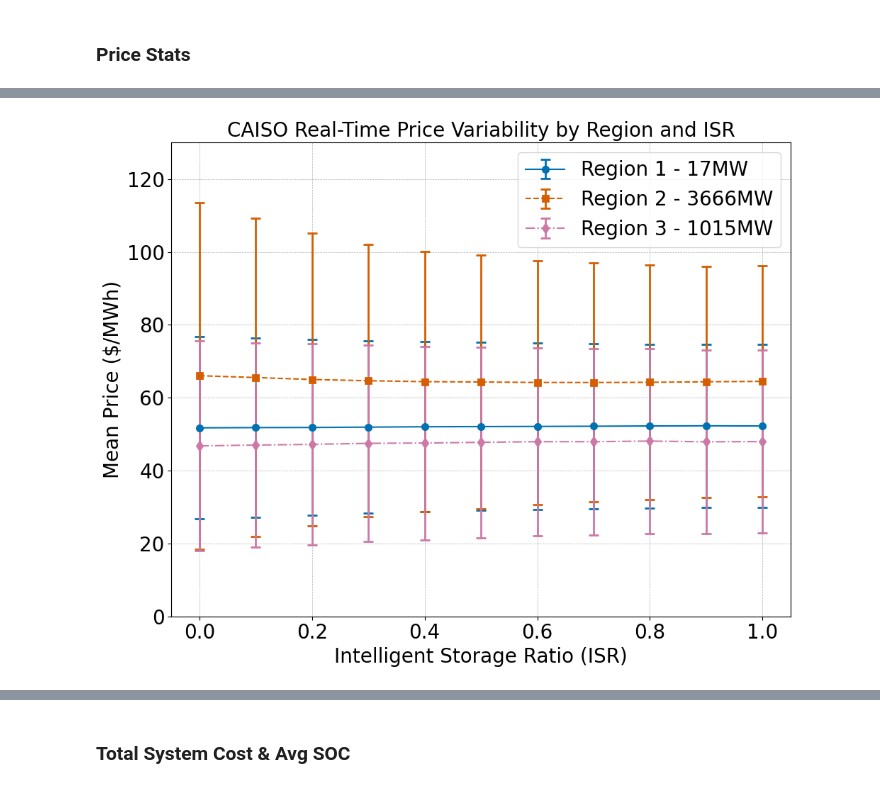
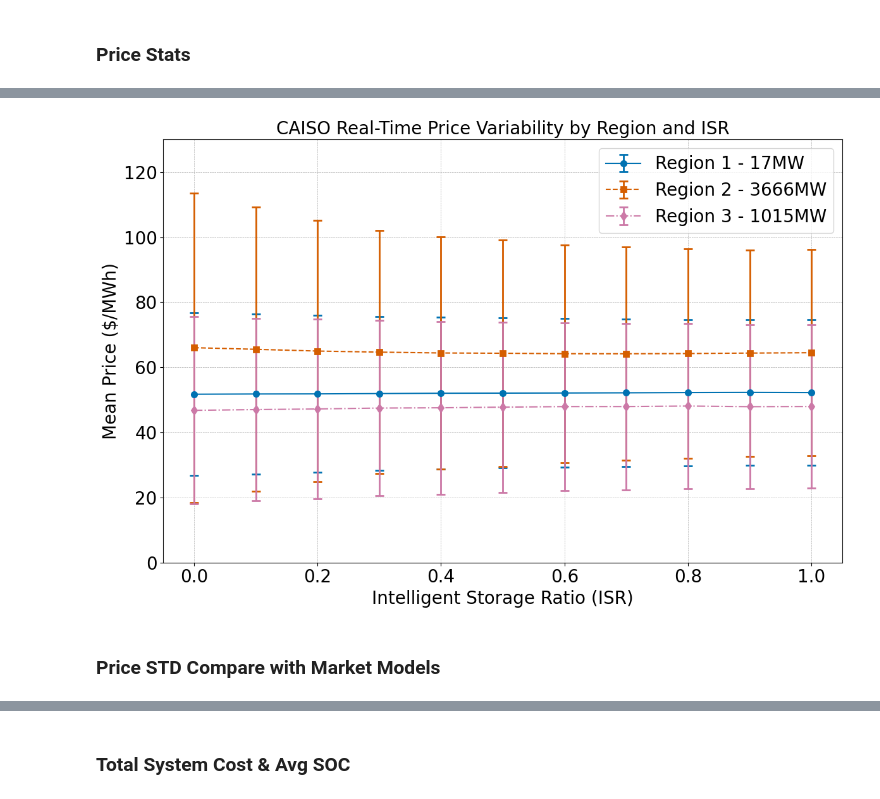
Before and after one commit to niklauskun/STESTS, a Jupyter notebook: Diagnose.ipynb, the cells around one changed output, grey strips where cells are left out. Cells and saved outputs as stored; diff of their text form; code cells hidden in the pictures.

```diff
--- a/Diagnose.ipynb
+++ b/Diagnose.ipynb
@@ -104,32 +72,34 @@ isr_values = mean_prices.index
 
 # New colors and error bar theme
 new_colors = ['#0072B2', '#D55E00', '#CC79A7']  # Updated color palette
 new_labels = ['Region 1 - 17MW', 'Region 2 - 3666MW', 'Region 3 - 1015MW']
 line_styles = ['-', '--', '-.']  # Different line styles for visual distinction
 marker_styles = ['o', 's', 'd']  # Different marker styles for each region
-plt.figure(figsize=(10, 8))
+plt.figure(figsize=(12, 8))
 
 for region, color, label, line_style, marker_style in zip(regions, new_colors, new_labels, line_styles, marker_styles):
     plt.errorbar(isr_values, mean_prices.iloc[:, region], yerr=std_prices.iloc[:, region],
                  label=label, color=color, fmt=line_style + marker_style, capsize=5, elinewidth=2, capthick=2, markeredgewidth=2)
 
 plt.title('CAISO Real-Time Price Variability by Region and ISR', fontsize=20)
 plt.xlabel('Intelligent Storage Ratio (ISR)', fontsize=20)
 plt.ylabel('Mean Price ($/MWh)', fontsize=20)
 plt.ylim([0, 130])
 plt.legend(fontsize=20, loc = 'upper right')
 plt.grid(True, which='both', linestyle='--', linewidth=0.5)
 
 # Setting tick parameters for both axes
 plt.xticks(fontsize=20)
 plt.yticks(fontsize=20)
 
 plt.tight_layout()
 
 # Save the plot to a file suitable for inclusion in your paper
 # plt.savefig('/mnt/data/caiso_price_variability.png', dpi=300)
 
 # Show the plot
 plt.show()
 # %% [output]
-[figure, old version]
+[figure, new version]
+# %% [markdown]
+### Price STD Compare with Market Models
```
Also changed, not shown: parts of 16 cells of this notebook, 7 other files.
